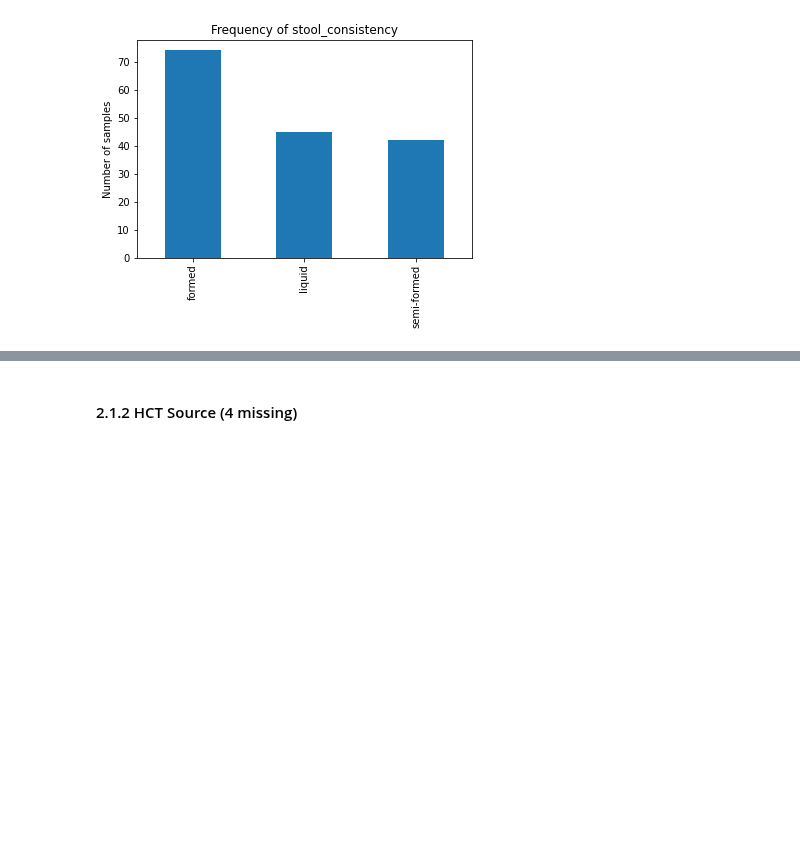
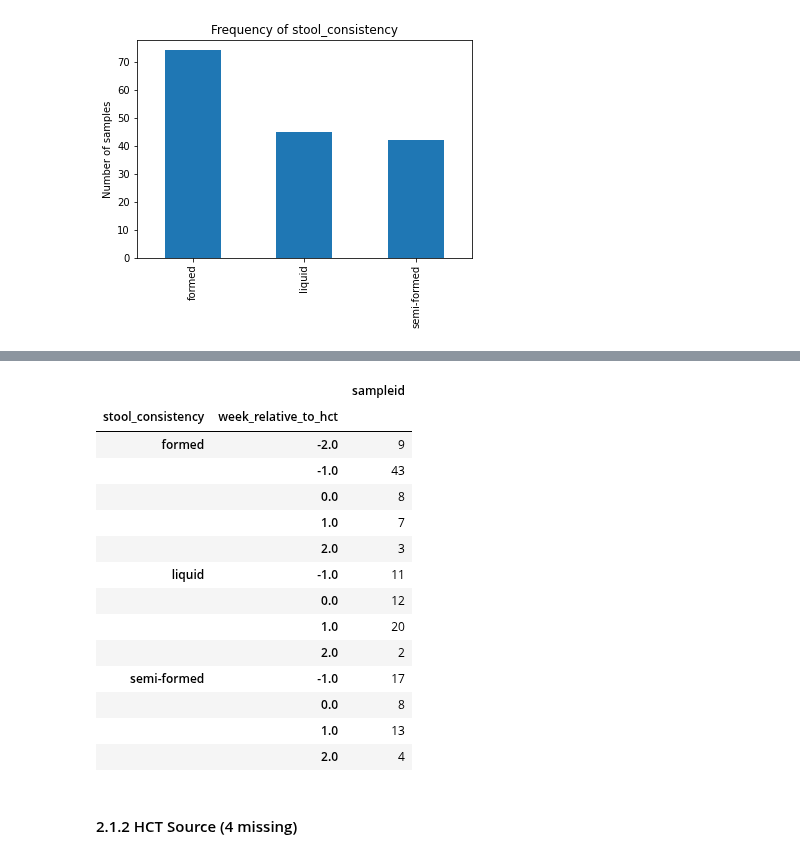
Before and after one commit to banucavlak/alien-cancer-cure, a Jupyter notebook: src-analysis/1_Metadata.ipynb, the cells around one changed output, grey strips where cells are left out. Cells and saved outputs as stored; diff of their text form; code cells hidden in the pictures; blank space fills up the shorter version.

```diff
--- a/src-analysis/1_Metadata.ipynb
+++ b/src-analysis/1_Metadata.ipynb
@@ -135,3 +153,25 @@ plt.show()
+# %%
+# Groupby `stool consistency` and `week relative to hct` columns
+
+df_stool_hct = df_meta[['stool_consistency', 'week_relative_to_hct', 'sampleid']]
+df_stool_hct = df_stool_hct.groupby(['stool_consistency', 'week_relative_to_hct']).count()
+df_stool_hct
+# %% [output]
+|  |  | sampleid |
+| stool_consistency | week_relative_to_hct |  |
+| formed | -2.0 | 9 |
+|  | -1.0 | 43 |
+|  | 0.0 | 8 |
+|  | 1.0 | 7 |
+|  | 2.0 | 3 |
+| liquid | -1.0 | 11 |
+|  | 0.0 | 12 |
+|  | 1.0 | 20 |
+|  | 2.0 | 2 |
+| semi-formed | -1.0 | 17 |
+|  | 0.0 | 8 |
+|  | 1.0 | 13 |
+|  | 2.0 | 4 |
 # %% [markdown]
 #### 2.1.2 HCT Source (4 missing)
 # %%
```
Also changed, not shown: parts of 2 cells of this notebook, 1 other file.
